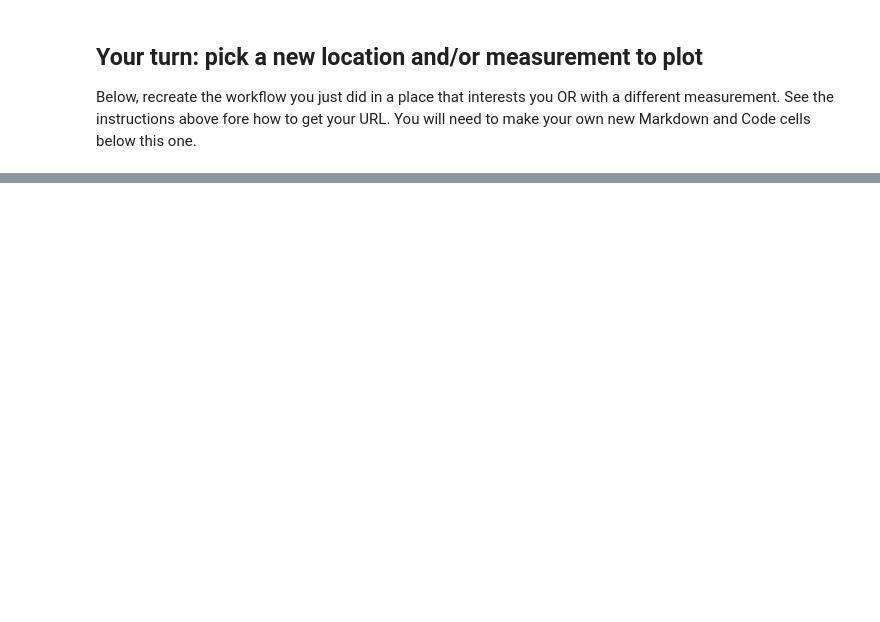
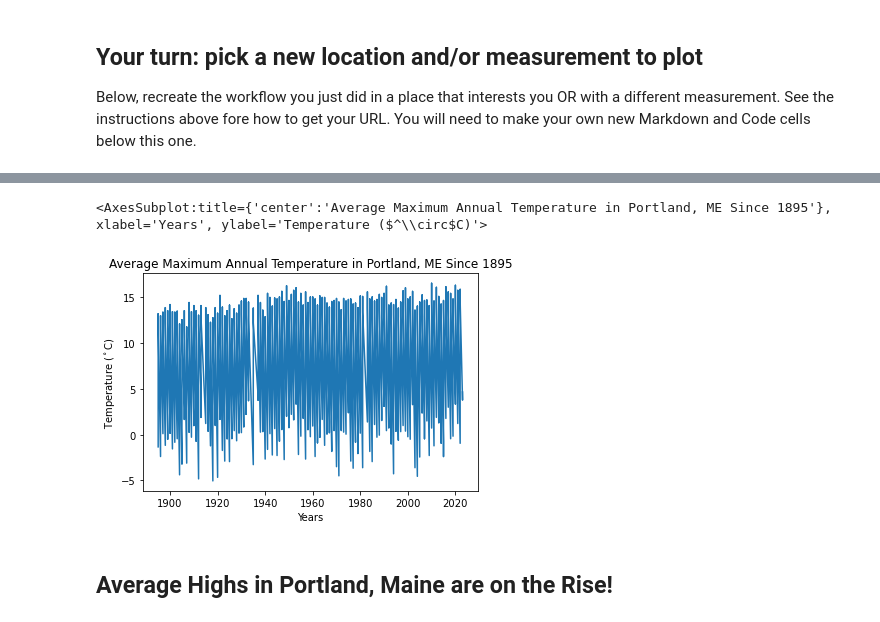
Before and after one commit to megsmedes/get-started-with-reproducible-science-megsmedes, a Jupyter notebook: Get Started with Open Reproducible Science!.ipynb, the cells around one changed output, grey strips where cells are left out. Drawn from its saved outputs; the diff is of its cells as text; code cells hidden in the pictures; blank space fills up the shorter version.

```diff
--- a/Get Started with Open Reproducible Science!.ipynb
+++ b/Get Started with Open Reproducible Science!.ipynb
@@ -465,0 +475,7 @@ Below, recreate the workflow you just did in a place that interests you OR with
+# %%
+#Accessing climate data for portland, maine
+portland_ME_climate_data = ("https://www.ncei.noaa.gov/access/monitoring/climate-at-a-glance/city/haywood/USH00176905/tmax/12/data.csv")
+# %%
+#Creating and Defining Portland Maine Data Frame
+portland_ME_df = pd.read_csv(portland_ME_climate_data, header = 3, names = ['year', 'month', 'temp'])
+portland_ME_df
@@ -465,0 +501,4 @@ Below, recreate the workflow you just did in a place that interests you OR with
+# %%
+#convert to celcius
+portland_ME_df.iloc[:,2]=(portland_ME_df.iloc[:,2] - 32) * 5 / 9
+portland_ME_df
@@ -466,3 +538,13 @@ Below, recreate the workflow you just did in a place that interests you OR with
+# %%
+portland_ME_df.plot(x='year', y='temp', title="Average Maximum "
+                   "Annual Temperature in Portland, ME Since 1895",
+                   ylabel=("Temperature ($^\circ$C)"), xlabel="Years",
+                   legend=False)
+# %% [output]
+<AxesSubplot:title={'center':'Average Maximum Annual Temperature in Portland, ME Since 1895'}, xlabel='Years', ylabel='Temperature ($^\\circ$C)'>
+[figure, added]
+# %% [markdown]
+## Average Highs in Portland, Maine are on the Rise!
 # %% [markdown]
 ## Congratulations, you finished this coding challenge -- now make sure that your code is **reproducible**
 
```
Also changed, not shown: parts of 8 cells of this notebook, 3 other files.
